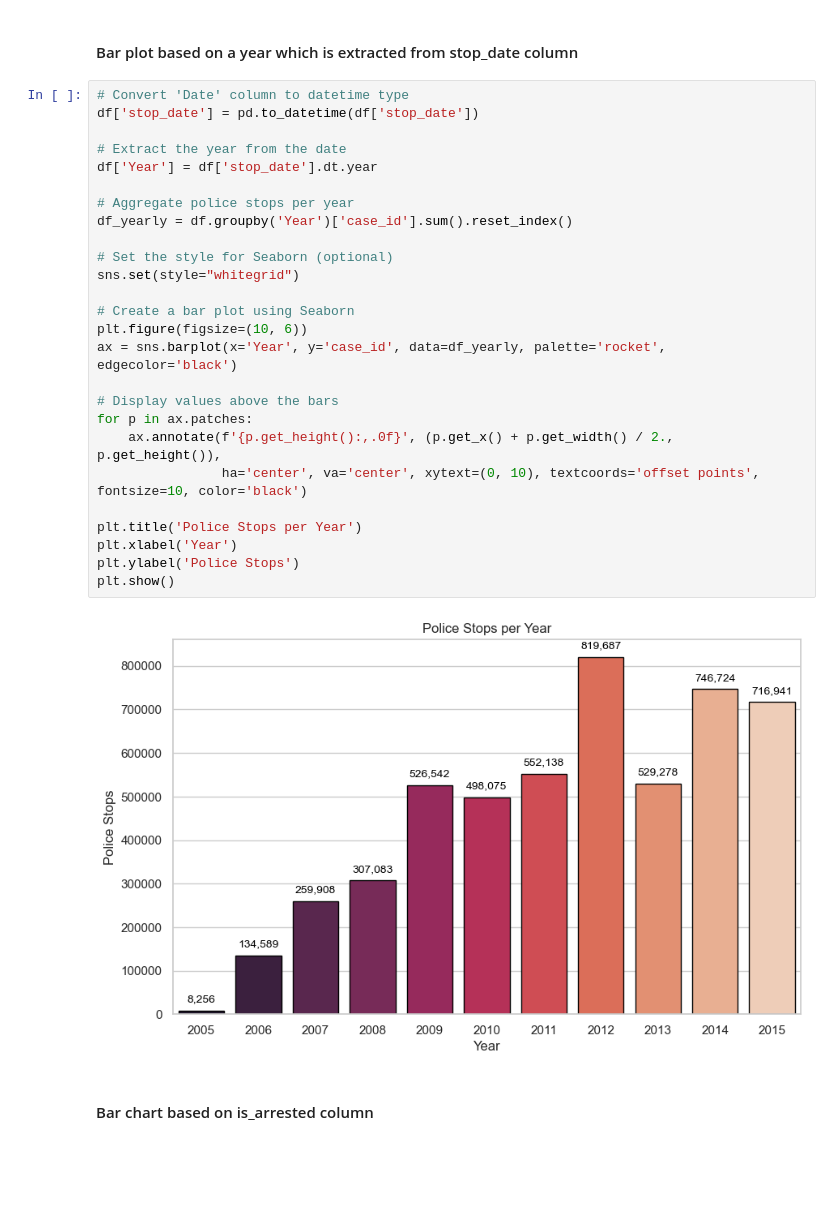
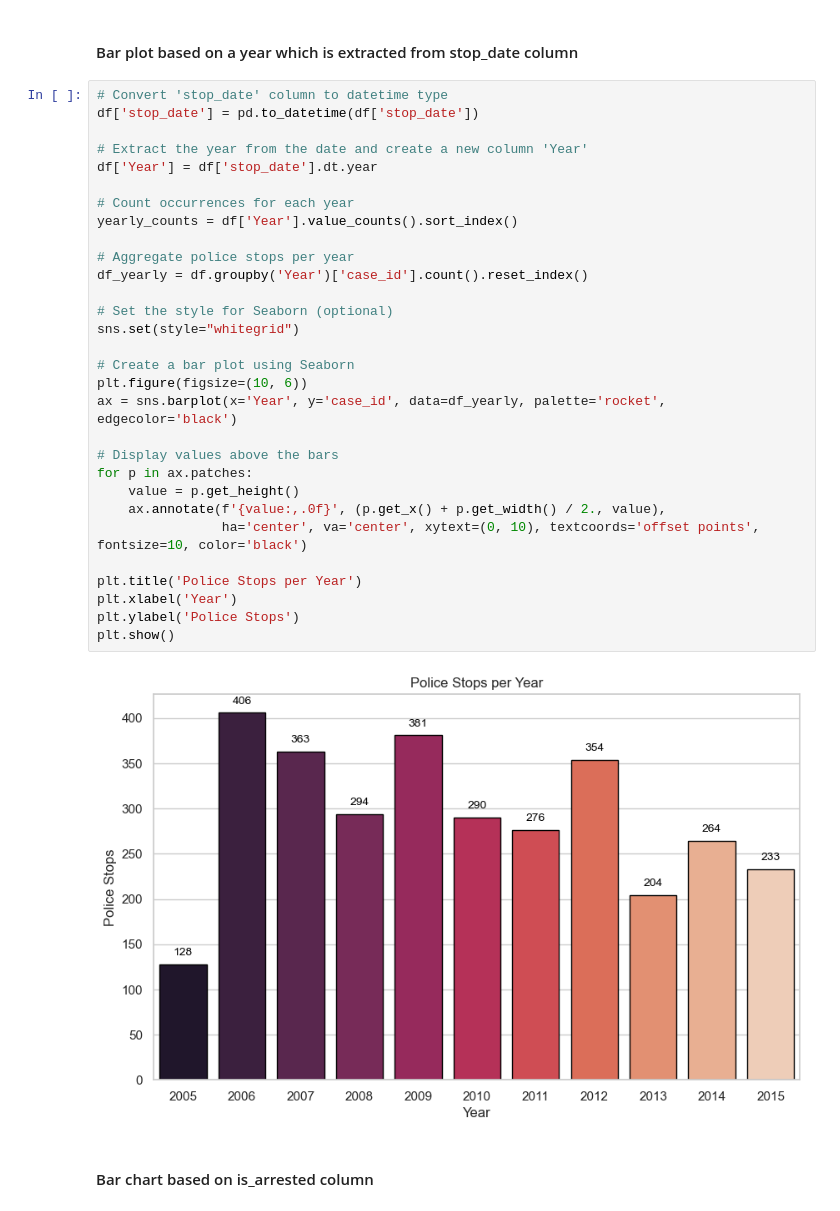
Before and after one commit to HecticBrah/pandas_projects, a Jupyter notebook: jupyter notebooks/police_df_graphs.ipynb, the cells around one changed output. Saved outputs shown, nothing was run; the diff lists cells and outputs as text; blank space fills up the shorter version.

Commit message:
fixed values in graph

```diff
--- a/jupyter notebooks/police_df_graphs.ipynb
+++ b/jupyter notebooks/police_df_graphs.ipynb
@@ -196,33 +206,37 @@ plt.show()
 # %% [markdown]
 #### Bar plot based on a year which is extracted from stop_date column
 # %%
-# Convert 'Date' column to datetime type
+# Convert 'stop_date' column to datetime type
 df['stop_date'] = pd.to_datetime(df['stop_date'])
 
-# Extract the year from the date
+# Extract the year from the date and create a new column 'Year'
 df['Year'] = df['stop_date'].dt.year
 
+# Count occurrences for each year
+yearly_counts = df['Year'].value_counts().sort_index()
+
 # Aggregate police stops per year
-df_yearly = df.groupby('Year')['case_id'].sum().reset_index()
+df_yearly = df.groupby('Year')['case_id'].count().reset_index()
 
 # Set the style for Seaborn (optional)
 sns.set(style="whitegrid")
 
 # Create a bar plot using Seaborn
 plt.figure(figsize=(10, 6))
 ax = sns.barplot(x='Year', y='case_id', data=df_yearly, palette='rocket', edgecolor='black')
 
 # Display values above the bars
 for p in ax.patches:
-    ax.annotate(f'{p.get_height():,.0f}', (p.get_x() + p.get_width() / 2., p.get_height()),
+    value = p.get_height()
+    ax.annotate(f'{value:,.0f}', (p.get_x() + p.get_width() / 2., value),
                 ha='center', va='center', xytext=(0, 10), textcoords='offset points', fontsize=10, color='black')
 
 plt.title('Police Stops per Year')
 plt.xlabel('Year')
 plt.ylabel('Police Stops')
 plt.show()
 # %% [output]
-[figure, old version]
+[figure, new version]
 # %% [markdown]
 #### Bar chart based on is_arrested column
 # %%
```
Also changed, not shown: parts of 1 cell of this notebook.
